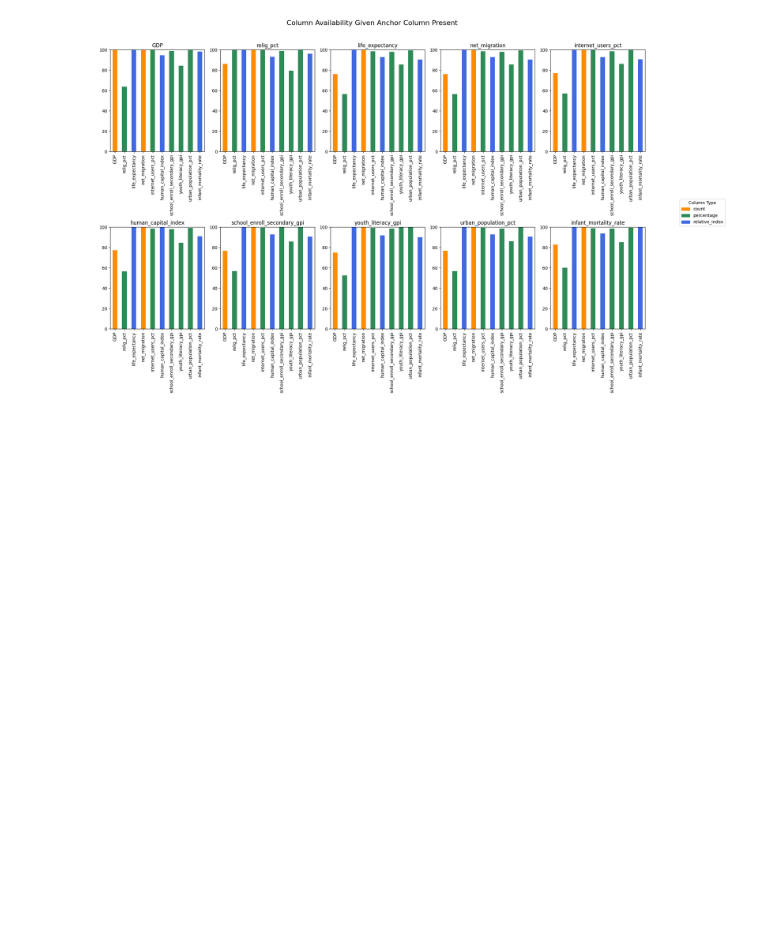
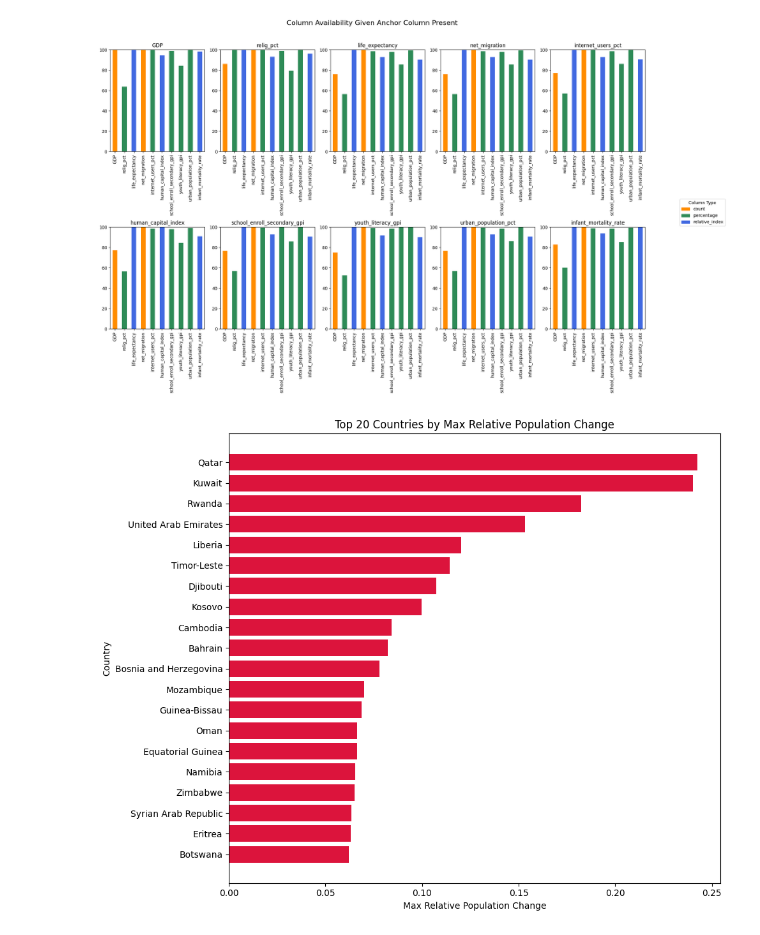
Before and after one commit to tuomascode/DSA-Population, a Jupyter notebook: tuomas_population_data.ipynb, the cells around one changed output. Drawn from its saved outputs; the diff is of its cells as text; code cells hidden in the pictures; blank space fills up the shorter version.

Commit message:
Clean data available

```diff
--- a/tuomas_population_data.ipynb
+++ b/tuomas_population_data.ipynb
@@ -480,3 +458,38 @@ plt.tight_layout()
 plt.show()
 # %% [output]
 [figure]
+# %%
+from data_preprocess import Data
+countries_all_nan_relig = (
+    df.groupby("name")["relig_pct"]
+      .apply(lambda x: x.isna().all())
+      .loc[lambda s: s]  # keep only True
+      .index.tolist()
+)
+# print(countries_all_nan_relig)
+rdf = pd.read_csv("data/raw_relig_data.csv")
+# dupes = rdf[rdf.duplicated(subset=["name", "year"], keep=False)]
+# print(dupes.sort_values(["name", "year"]))
+countries = rdf["name"].unique()
+# print(countries)
+# crdf = Data.clean_relig_data(rdf)
+
+changes = Data.get_country_pop_max_relative_change(df, c_pop = "population_WDI")
+# for key, val in changes.items():
+#     print(key, val)
+
+import matplotlib.pyplot as plt
+
+# Take the top 20 largest changes
+# top_changes = dict(sorted(changes.items(), key=lambda x: x[1], reverse=True)[:20])
+top_changes = dict(sorted(changes.items(), key=lambda x: x[1], reverse=True)[:20])
+plt.figure(figsize=(10, 8))
+plt.barh(list(top_changes.keys()), list(top_changes.values()), color="crimson")
+plt.xlabel("Max Relative Population Change")
+plt.ylabel("Country")
+plt.title("Top 20 Countries by Max Relative Population Change")
+plt.gca().invert_yaxis()  # largest at top
+plt.tight_layout()
+plt.show()
+# %% [output]
+[figure, added]
```
Also changed, not shown: parts of 2 cells of this notebook, 3 other files.
